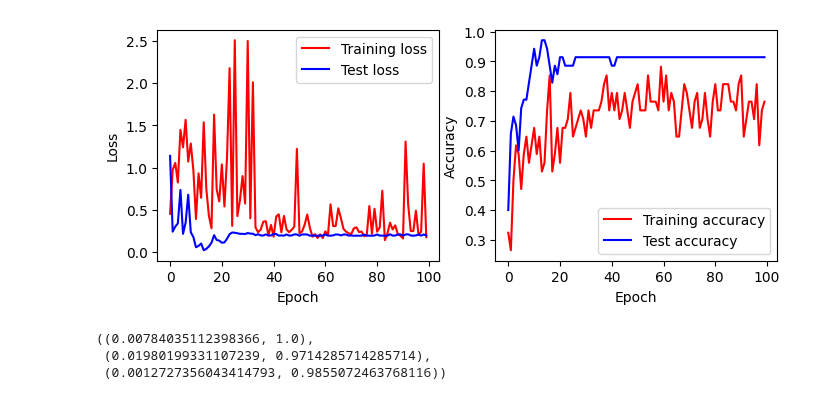
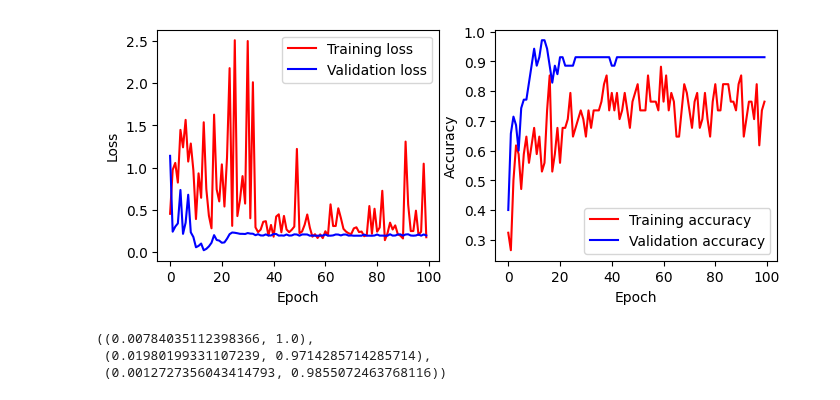
Before and after one commit to jasonrichdarmawan/learn-data-mining-techniques, a Jupyter notebook: 1-train.ipynb, the cells around one changed output. Drawn from its saved outputs; the diff is of its cells as text; code cells hidden in the pictures.

Commit message:
chore: rename test to val

```diff
--- a/1-train.ipynb
+++ b/1-train.ipynb
@@ -18,27 +18,27 @@ X = pd.read_csv("./datasets/pp5i_train.gr.csv").set_index("SNO").rename_axis(Non
 mapping = {'MED': 0, 'RHB': 1, 'EPD': 2, 'MGL': 3, 'JPA': 4}
 y = pd.read_csv("./datasets/pp5i_train_class.txt").set_index(X.T.index).apply(lambda x: mapping[x['Class']], axis=1)
 
-# Step 2: Split into train and test sets
-X_train, X_test, y_train, y_test = train_test_split(X.T, y, test_size=0.5,
+# Step 2: Split into train and val sets
+X_train, X_val, y_train, y_val = train_test_split(X.T, y, test_size=0.5,
                                                     stratify=y, random_state=42)
 
 X_train_tensor = torch.tensor(X_train.values, dtype=torch.float32)
-X_test_tensor = torch.tensor(X_test.values, dtype=torch.float32)
+X_val_tensor = torch.tensor(X_val.values, dtype=torch.float32)
 y_train_tensor = torch.tensor(y_train.values, dtype=torch.long)
-y_test_tensor = torch.tensor(y_test.values, dtype=torch.long)
+y_val_tensor = torch.tensor(y_val.values, dtype=torch.long)
 
 # Step 3: Clipping the data
 # because the datasets was processed with MAS-4 software which generate negative values,
 # and values below 100 are less reproducible and above 16,000 tend to have non-linear correlation with the actual gene expression.
 # For dataset with more noise, lower bound of 100 is used.
 X_train_clipped = X_train_tensor.detach().clone().clamp(20, 16000)
-X_test_clipped = X_test_tensor.detach().clone().clamp(20, 16000)
+X_val_clipped = X_val_tensor.detach().clone().clamp(20, 16000)
 
 # Step 4: Filter genes based on maximum-to-minimum ratio
 # because many genes are not vary enough to be informative.
 mask = X_train_tensor.max(dim=0).values.div(X_train_tensor.min(dim=0).values) > 2
 X_train_filtered = X_train_clipped.detach().clone()[:, mask]
-X_test_filtered = X_test_clipped.detach().clone()[:, mask]
+X_val_filtered = X_val_clipped.detach().clone()[:, mask]
 
 # Step 5: Transforming the data with log2
 # because the assumption is that
@@ -48,50 +48,50 @@ X_test_filtered = X_test_clipped.detach().clone()[:, mask]
 # because the variance depends on the values level.
 # Log2 makes the variance uniform across different values level.
 X_train_log2 = X_train_filtered.detach().clone().log2()
-X_test_log2 = X_test_filtered.detach().clone().log2()
+X_val_log2 = X_val_filtered.detach().clone().log2()
 
 # Step 6: Standardize the data
 mu = X_train_log2.mean(dim=0)
 sigma = X_train_log2.std(dim=0, correction=0)
 sigma[sigma == 0] = 1 # prevent division by zero
 X_train_scaled = X_train_log2.detach().clone().sub(mu).div(sigma)
-X_test_scaled = X_test_log2.detach().clone().sub(mu).div(sigma)
+X_val_scaled = X_val_log2.detach().clone().sub(mu).div(sigma)
 
 # Step 7: Create DataLoader
 train_dataset = TensorDataset(X_train_scaled, y_train_tensor)
-val_dataset = TensorDataset(X_test_scaled, y_test_tensor)
+val_dataset = TensorDataset(X_val_scaled, y_val_tensor)
 
 train_loader = DataLoader(train_dataset, batch_size=12, shuffle=True)
 val_loader = DataLoader(val_dataset, batch_size=12, shuffle=True)
 
 # Define the Expert Network
 class Expert(nn.Module):
-    def __init__(self, input_dim, output_dim):
-      super().__init__()
-      self.fc = nn.Linear(input_dim, output_dim)
-      self.dropout = nn.Dropout(0.5)
+  def __init__(self, input_dim, output_dim):
+    super().__init__()
+    self.fc = nn.Linear(input_dim, output_dim)
+    self.dropout = nn.Dropout(0.5)
 
-    def forward(self, x: torch.Tensor) -> torch.Tensor:
-      x = torch.relu(self.fc(x))
-      # Apply dropout
-      # to prevent the model from overfitting
-      x = self.dropout(x)
-      return x
+  def forward(self, x: torch.Tensor) -> torch.Tensor:
+    x = torch.relu(self.fc(x))
+    # Apply dropout
+    # to prevent the model from overfitting
+    x = self.dropout(x)
+    return x
 
 # Define the Gating Network
 class Router(nn.Module):
-    def __init__(self, input_dim, num_experts):
-      super().__init__()
-      self.fc = nn.Linear(input_dim, num_experts)
+  def __init__(self, input_dim, num_experts):
+    super().__init__()
+    self.fc = nn.Linear(input_dim, num_experts)
 
-    # [batch_size, input_dim] -> [batch_size, num_experts]
-    def forward(self, x: torch.Tensor) -> torch.Tensor:
-      x = self.fc(x)
-      if self.training:
-        # Add noise to the logits drawn from a normal distribution with mean 0 and variance 0.1
-        # to encourage the model to use all the experts.
-        x += torch.randn_like(x) * (0.1**0.5)
-      return x
+  # [batch_size, input_dim] -> [batch_size, num_experts]
+  def forward(self, x: torch.Tensor) -> torch.Tensor:
+    x = self.fc(x)
+    if self.training:
+      # Add noise to the logits drawn from a normal distribution with mean 0 and variance 0.1
+      # to encourage the model to use all the experts.
+      x += torch.randn_like(x) * (0.1**0.5)
+    return x
 
 def topk(router_logits: torch.Tensor, top_k: int, dim: int, expert_capacity: int) -> tuple[torch.Tensor, torch.Tensor]:
   """
@@ -326,7 +326,7 @@ def val_loop(dataloader: DataLoader, model: nn.Module, loss_fn: nn.Module) -> to
 
   avg_accuracy /= size
   avg_loss /= batch_size
-  # print(f'Test Error: \n Accuracy: {100 * correct:>0.1f}%, Avg loss: {test_loss:>8f} \n')
+  # print(f'Val Error: \n Accuracy: {100 * correct:>0.1f}%, Avg loss: {test_loss:>8f} \n')
 
   return avg_loss, avg_accuracy
 
@@ -345,7 +345,7 @@ epochs = 100
 
 train_losses, train_accuracies = np.zeros(epochs), np.zeros(epochs)
 val_losses, val_accuracies = np.zeros(epochs), np.zeros(epochs)
-best_test_accuracy = 0
+best_val_accuracy = 0
 for t in range(epochs):
   if t % 1000 == 0:
     print(f"Epoch {t}\n-------------------------------")
@@ -358,9 +358,9 @@ for t in range(epochs):
   scheduler.step(val_accuracy)
 
   # Save the best model
-  if best_test_accuracy < val_accuracy:
+  if best_val_accuracy < val_accuracy:
     torch.save(model.state_dict(), f"weights/model_weights_0_{num_experts}_{top_k}.pth")
-    best_test_accuracy = val_accuracy
+    best_val_accuracy = val_accuracy
 
   # Early stopping
   if early_stopping(val_accuracy):
@@ -372,24 +372,26 @@ plt.figure(figsize=(8,3))
 
 plt.subplot(1,2,1)
 plt.plot(range(t+1), train_losses, 'r', label='Training loss')
-plt.plot(range(t+1), val_losses, 'b', label='Test loss')
+plt.plot(range(t+1), val_losses, 'b', label='Validation loss')
 plt.xlabel('Epoch')
 plt.ylabel('Loss')
 plt.legend()
 
 plt.subplot(1,2,2)
 plt.plot(range(t+1), train_accuracies, 'r', label='Training accuracy')
-plt.plot(range(t+1), val_accuracies, 'b', label='Test accuracy')
+plt.plot(range(t+1), val_accuracies, 'b', label='Validation accuracy')
 plt.xlabel('Epoch')
 plt.ylabel('Accuracy')
 plt.legend()
 
-display(pd.DataFrame({("Loss", "Train"):      [train_losses[val_losses.argmin()].round(4), train_losses[val_accuracies.argmax()].round(4)],
-                      ("Loss", "Test"):       [val_losses.min().round(4), val_losses[val_accuracies.argmax()].round(4)],
-                      ("Accuracy", "Train"):  [train_accuracies[val_losses.argmin()].round(4), train_accuracies[val_accuracies.argmax()].round(4)],
-                      ("Accuracy", "Test"):   [val_accuracies[val_losses.argmin()].round(4), val_accuracies.max().round(4)],
-                      ("Epoch", ""):          [val_losses.argmin(), val_accuracies.argmax()]},
-                     index=["@ Lowest Test Loss", "@ Highest Test Accuracy"]))
+print("Train Metrics are inaccurate due to dropout, noise, and load balancing.")
+
+display(pd.DataFrame({("Loss", "Train"):            [train_losses[val_losses.argmin()].round(4), train_losses[val_accuracies.argmax()].round(4)],
+                      ("Loss", "Validation"):       [val_losses.min().round(4), val_losses[val_accuracies.argmax()].round(4)],
+                      ("Accuracy", "Train"):        [train_accuracies[val_losses.argmin()].round(4), train_accuracies[val_accuracies.argmax()].round(4)],
+                      ("Accuracy", "Validation"):   [val_accuracies[val_losses.argmin()].round(4), val_accuracies.max().round(4)],
+                      ("Epoch", ""):                [val_losses.argmin(), val_accuracies.argmax()]},
+                     index=["@ Lowest Validation Loss", "@ Highest Validation Accuracy"]))
 # %% [output]
 Seed: 5590
 Epoch 0
@@ -401,4 +404,4 @@ Epoch 0
-[figure, old version]
+[figure, new version]
 # %%
 # Evaluation Results
 model = MoE(input_dim=n_features, output_dim=5, num_experts=num_experts, top_k=top_k)
```
Also changed, not shown: parts of 1 cell of this notebook.
